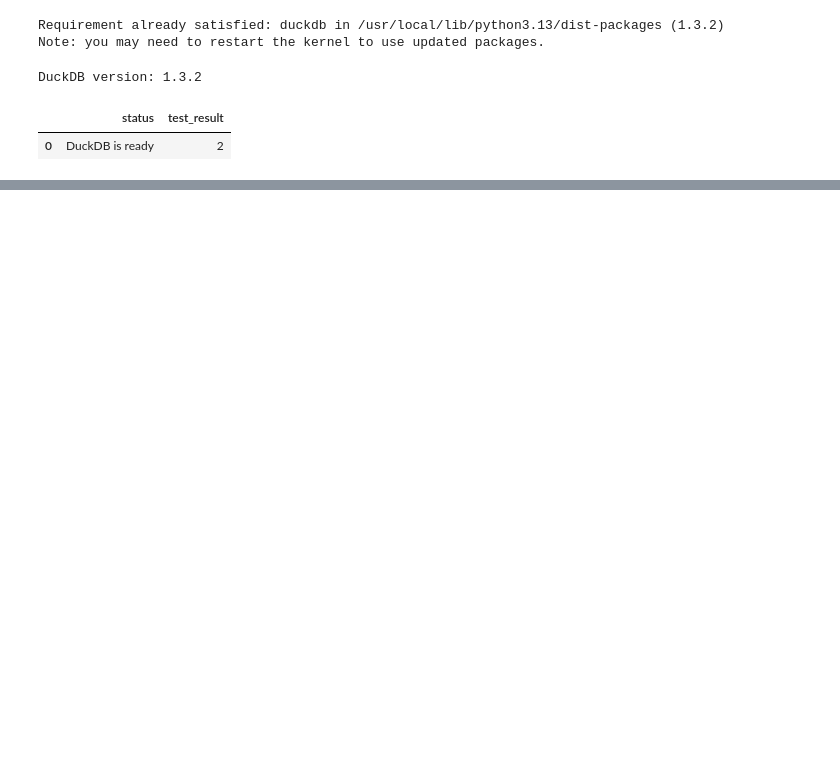
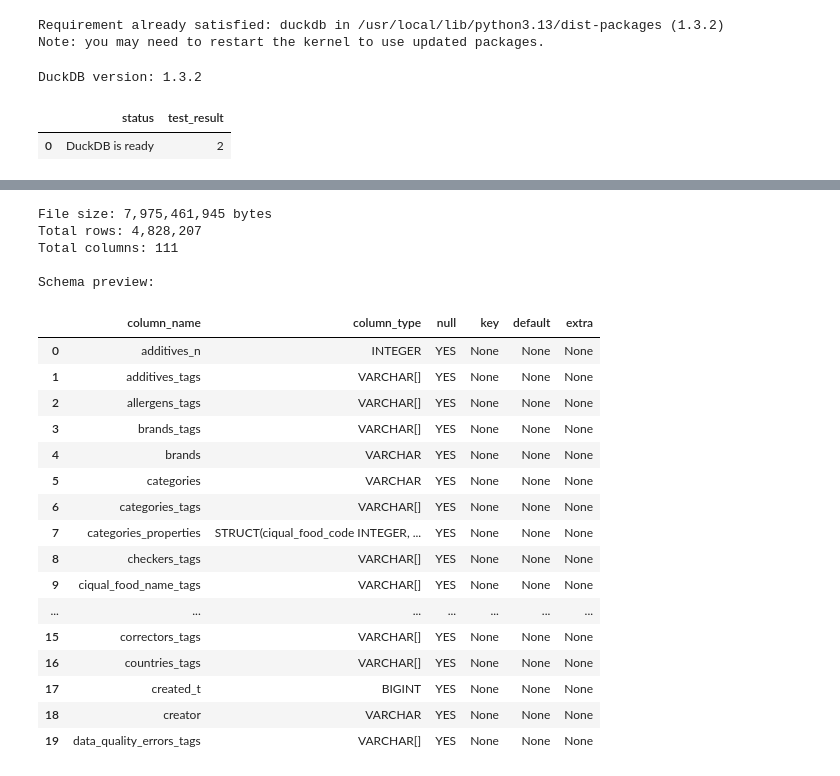
Before and after one commit to MaulanaKindi/indonesia-food-product-landscape, a Jupyter notebook: off-brand-landscape-00-environment-setup.ipynb, the cells around one changed output, grey strips where cells are left out. Cells and saved outputs as stored; diff of their text form; code cells hidden in the pictures; blank space fills up the shorter version.

```diff
--- a/off-brand-landscape-00-environment-setup.ipynb
+++ b/off-brand-landscape-00-environment-setup.ipynb
@@ -47,0 +550,59 @@ DuckDB version: 1.3.2
+# %%
+
+import os
+import duckdb
+import pandas as pd
+
+local_path = "/kaggle/working/food.parquet"
+
+assert os.path.exists(local_path), "File tidak ditemukan."
+assert os.path.getsize(local_path) == 7_975_461_945, "Ukuran file tidak sesuai."
+
+con = duckdb.connect(":memory:")
+
+# 1. Periksa metadata file Parquet
+file_meta = con.execute(
+    "SELECT * FROM parquet_file_metadata(?)",
+    [local_path]
+).fetchdf()
+
+# 2. Periksa struktur kolom
+schema = con.execute(
+    "DESCRIBE SELECT * FROM read_parquet(?)",
+    [local_path]
+).fetchdf()
+
+# 3. Hitung jumlah baris yang dapat dibaca
+row_count = con.execute(
+    "SELECT COUNT(*) AS total_rows FROM read_parquet(?)",
+    [local_path]
+).fetchone()[0]
+
+print("File size:", f"{os.path.getsize(local_path):,}", "bytes")
+print("Total rows:", f"{row_count:,}")
+print("Total columns:", len(schema))
+print("\nSchema preview:")
+display(schema.head(20))
+# %% [output]
+File size: 7,975,461,945 bytes
+Total rows: 4,828,207
+Total columns: 111
+
+Schema preview:
+|  | column_name | column_type | null | key | default | extra |
+| 0 | additives_n | INTEGER | YES | None | None | None |
+| 1 | additives_tags | VARCHAR[] | YES | None | None | None |
+| 2 | allergens_tags | VARCHAR[] | YES | None | None | None |
+| 3 | brands_tags | VARCHAR[] | YES | None | None | None |
+| 4 | brands | VARCHAR | YES | None | None | None |
+| 5 | categories | VARCHAR | YES | None | None | None |
+| 6 | categories_tags | VARCHAR[] | YES | None | None | None |
+| 7 | categories_properties | STRUCT(ciqual_food_code INTEGER, ... | YES | None | None | None |
+| 8 | checkers_tags | VARCHAR[] | YES | None | None | None |
+| 9 | ciqual_food_name_tags | VARCHAR[] | YES | None | None | None |
+| ... | ... | ... | ... | ... | ... | ... |
+| 15 | correctors_tags | VARCHAR[] | YES | None | None | None |
+| 16 | countries_tags | VARCHAR[] | YES | None | None | None |
+| 17 | created_t | BIGINT | YES | None | None | None |
+| 18 | creator | VARCHAR | YES | None | None | None |
+| 19 | data_quality_errors_tags | VARCHAR[] | YES | None | None | None |
```
Also changed, not shown: parts of 31 cells of this notebook.
